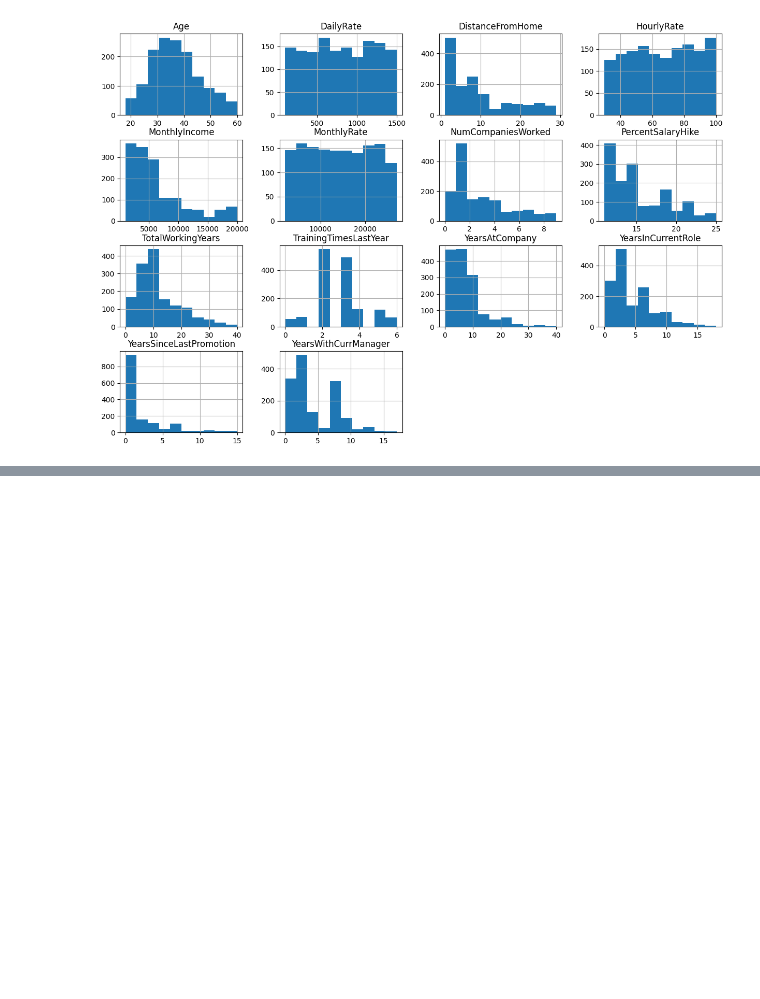
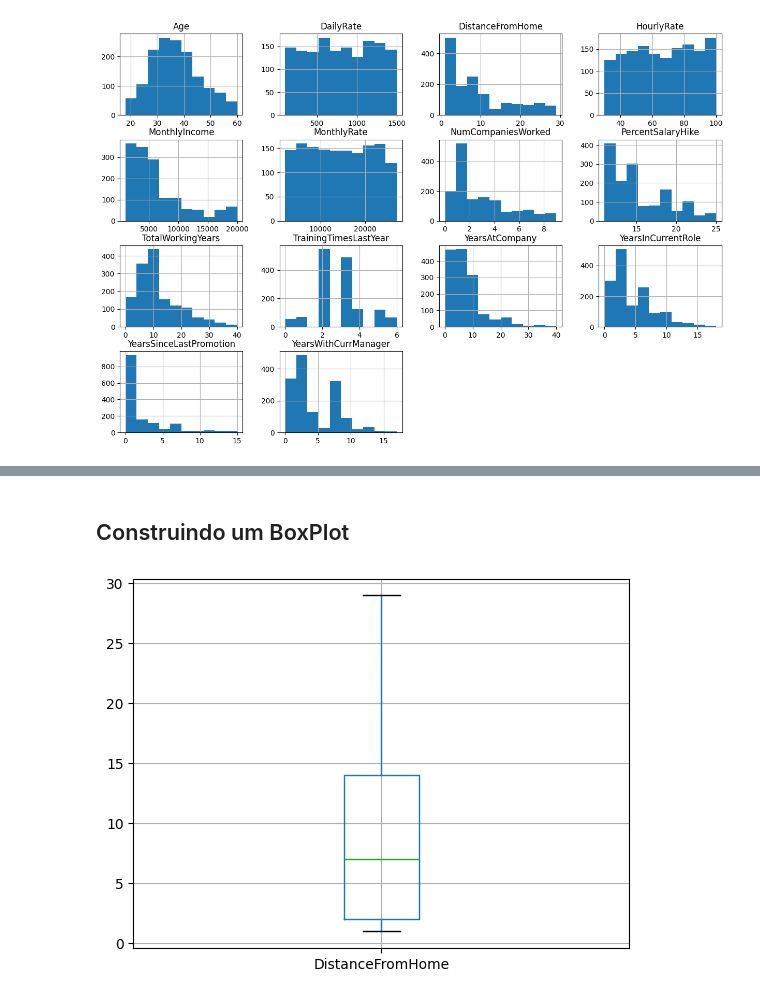
Before and after one commit to OjedaProgramador/Analise_dados_versao_2, a Jupyter notebook: IBM.ipynb, the cells around one changed output, grey strips where cells are left out. Cells and saved outputs as stored; diff of their text form; code cells hidden in the pictures; blank space fills up the shorter version.

```diff
--- a/IBM.ipynb
+++ b/IBM.ipynb
@@ -592,0 +597,6 @@ BASE_NOVO[colunas_numericas].hist(figsize=(15,10));
+# %% [markdown]
+## Construindo um BoxPlot
+# %%
+BASE_NOVO.boxplot(column='DistanceFromHome');
+# %% [output]
+[figure, added]
```
Also changed, not shown: parts of 10 cells of this notebook.
